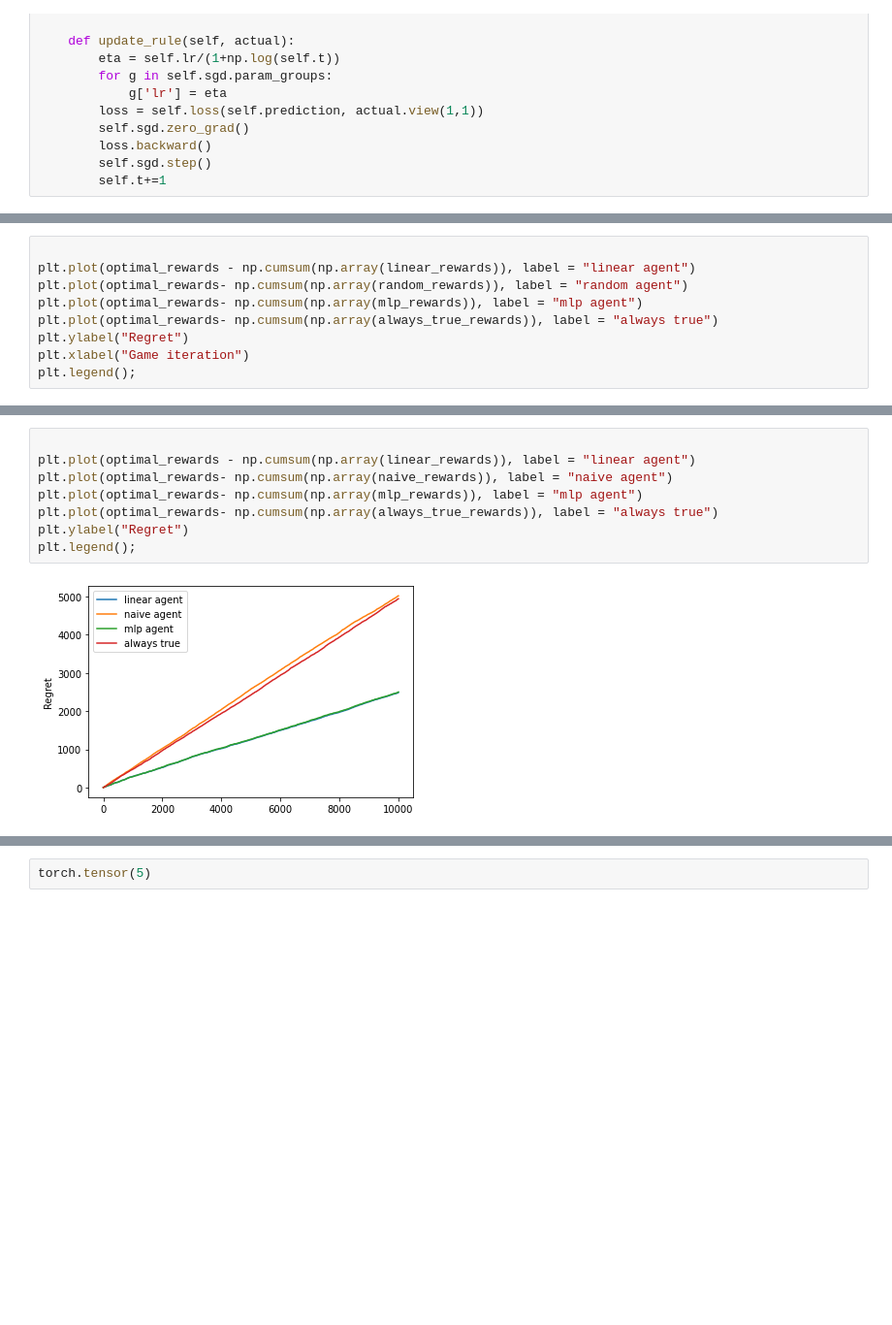
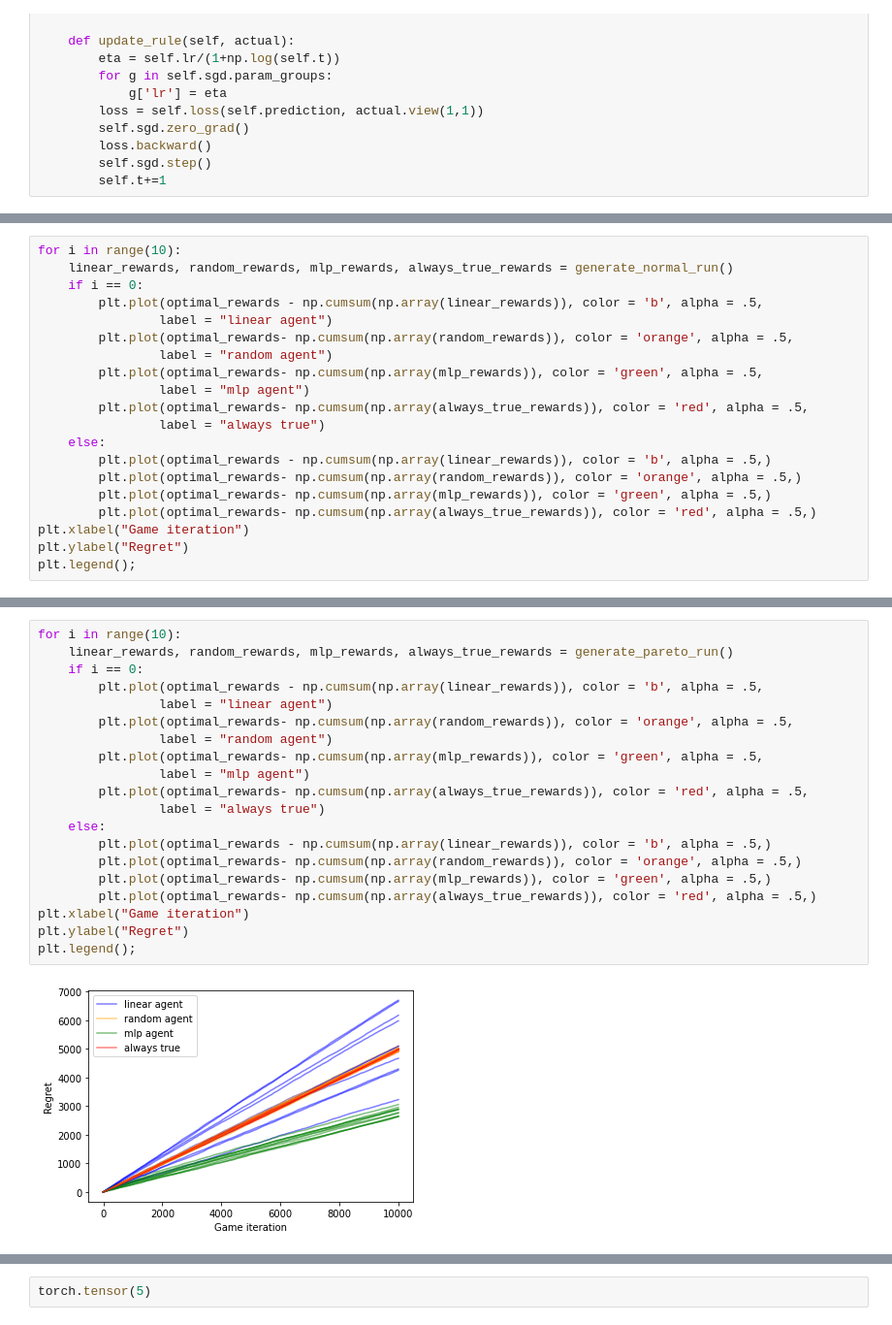
Before and after one commit to myazdani/number-guessing, a Jupyter notebook: number_guessing_learner.ipynb, the cells around one changed output, grey strips where cells are left out. Shown at 97% size. Saved outputs shown, nothing was run; the diff lists cells and outputs as text; blank space fills up the shorter version.

```diff
--- a/number_guessing_learner.ipynb
+++ b/number_guessing_learner.ipynb
@@ -164,10 +178,21 @@ optimal_rewards = np.cumsum(np.ones_like(linear_rewards))
 # %%
-
-plt.plot(optimal_rewards - np.cumsum(np.array(linear_rewards)), label = "linear agent")
-plt.plot(optimal_rewards- np.cumsum(np.array(random_rewards)), label = "random agent")
-plt.plot(optimal_rewards- np.cumsum(np.array(mlp_rewards)), label = "mlp agent")
-plt.plot(optimal_rewards- np.cumsum(np.array(always_true_rewards)), label = "always true")
+for i in range(10):
+    linear_rewards, random_rewards, mlp_rewards, always_true_rewards = generate_normal_run()
+    if i == 0:
+        plt.plot(optimal_rewards - np.cumsum(np.array(linear_rewards)), color = 'b', alpha = .5,
+                label = "linear agent")
+        plt.plot(optimal_rewards- np.cumsum(np.array(random_rewards)), color = 'orange', alpha = .5,
+                label = "random agent")
+        plt.plot(optimal_rewards- np.cumsum(np.array(mlp_rewards)), color = 'green', alpha = .5,
+                label = "mlp agent")
+        plt.plot(optimal_rewards- np.cumsum(np.array(always_true_rewards)), color = 'red', alpha = .5,
+                label = "always true")
+    else:
+        plt.plot(optimal_rewards - np.cumsum(np.array(linear_rewards)), color = 'b', alpha = .5,)
+        plt.plot(optimal_rewards- np.cumsum(np.array(random_rewards)), color = 'orange', alpha = .5,)
+        plt.plot(optimal_rewards- np.cumsum(np.array(mlp_rewards)), color = 'green', alpha = .5,)
+        plt.plot(optimal_rewards- np.cumsum(np.array(always_true_rewards)), color = 'red', alpha = .5,)
+plt.xlabel("Game iteration")
 plt.ylabel("Regret")
-plt.xlabel("Game iteration")
 plt.legend();
 # %% [output]
@@ -234,10 +264,22 @@ optimal_rewards = np.cumsum(np.ones_like(linear_rewards))
 # %%
-
-plt.plot(optimal_rewards - np.cumsum(np.array(linear_rewards)), label = "linear agent")
-plt.plot(optimal_rewards- np.cumsum(np.array(naive_rewards)), label = "naive agent")
-plt.plot(optimal_rewards- np.cumsum(np.array(mlp_rewards)), label = "mlp agent")
-plt.plot(optimal_rewards- np.cumsum(np.array(always_true_rewards)), label = "always true")
+for i in range(10):
+    linear_rewards, random_rewards, mlp_rewards, always_true_rewards = generate_pareto_run()
+    if i == 0:
+        plt.plot(optimal_rewards - np.cumsum(np.array(linear_rewards)), color = 'b', alpha = .5,
+                label = "linear agent")
+        plt.plot(optimal_rewards- np.cumsum(np.array(random_rewards)), color = 'orange', alpha = .5,
+                label = "random agent")
+        plt.plot(optimal_rewards- np.cumsum(np.array(mlp_rewards)), color = 'green', alpha = .5,
+                label = "mlp agent")
+        plt.plot(optimal_rewards- np.cumsum(np.array(always_true_rewards)), color = 'red', alpha = .5,
+                label = "always true")
+    else:
+        plt.plot(optimal_rewards - np.cumsum(np.array(linear_rewards)), color = 'b', alpha = .5,)
+        plt.plot(optimal_rewards- np.cumsum(np.array(random_rewards)), color = 'orange', alpha = .5,)
+        plt.plot(optimal_rewards- np.cumsum(np.array(mlp_rewards)), color = 'green', alpha = .5,)
+        plt.plot(optimal_rewards- np.cumsum(np.array(always_true_rewards)), color = 'red', alpha = .5,)
+plt.xlabel("Game iteration")
 plt.ylabel("Regret")
 plt.legend();
 # %% [output]
-[figure, old version]
+[figure, new version]
```
Also changed, not shown: parts of 14 cells of this notebook.
